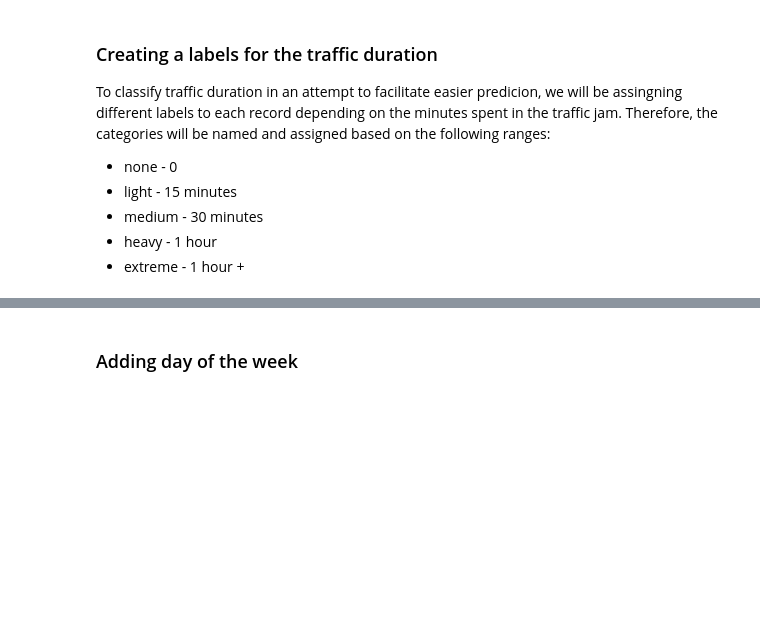
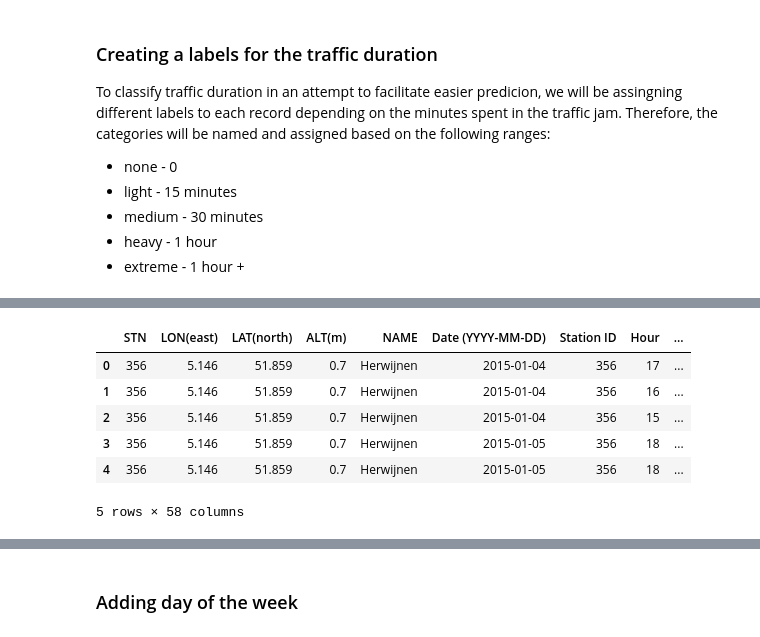
Before and after one commit to mhristev/TodayAI, a Jupyter notebook: MainFile.ipynb, the cells around one changed output, grey strips where cells are left out. Drawn from its saved outputs; the diff is of its cells as text; code cells hidden in the pictures; blank space fills up the shorter version.

```diff
--- a/MainFile.ipynb
+++ b/MainFile.ipynb
@@ -560,0 +571,20 @@ merged_left_test.sample(10)
+# %%
+import numpy as np
+
+# Define the bins and their labels
+bins = [0, 5, 15, 30, np.inf]
+labels = ['light', 'medium', 'heavy', 'extreme']
+
+# Create the new column
+merged_data['Duration Category'] = pd.cut(merged_data['Duration'].fillna(0), bins=bins, labels=labels)
+
+# Replace NaN values with 'none'
+merged_data.head()
+# %% [output]
+|  | STN | LON(east) | LAT(north) | ALT(m) | NAME | Date (YYYY-MM-DD) | Station ID | Hour | ... |
+| 0 | 356 | 5.146 | 51.859 | 0.7 | Herwijnen | 2015-01-04 | 356 | 17 | ... |
+| 1 | 356 | 5.146 | 51.859 | 0.7 | Herwijnen | 2015-01-04 | 356 | 16 | ... |
+| 2 | 356 | 5.146 | 51.859 | 0.7 | Herwijnen | 2015-01-04 | 356 | 15 | ... |
+| 3 | 356 | 5.146 | 51.859 | 0.7 | Herwijnen | 2015-01-05 | 356 | 18 | ... |
+| 4 | 356 | 5.146 | 51.859 | 0.7 | Herwijnen | 2015-01-05 | 356 | 18 | ... |
+5 rows × 58 columns
```
Also changed, not shown: parts of 27 cells of this notebook.
